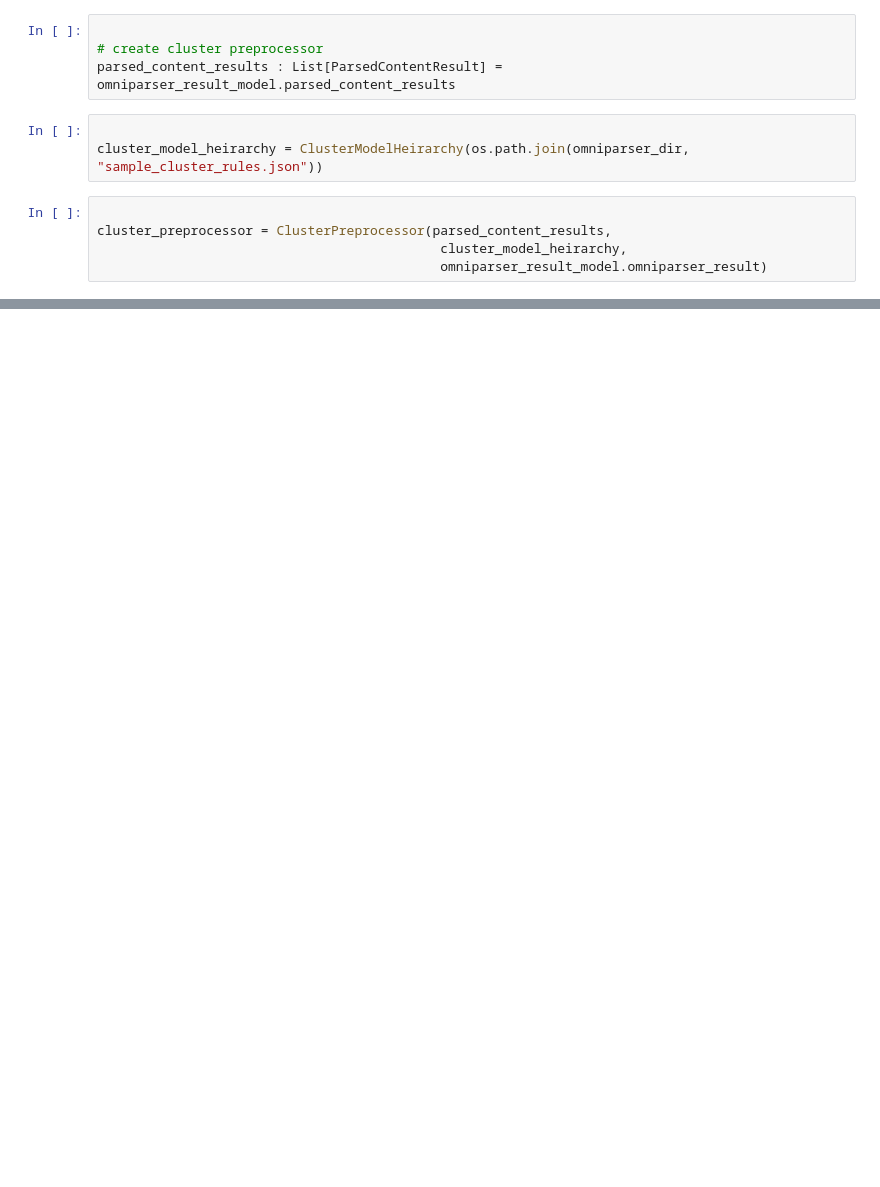
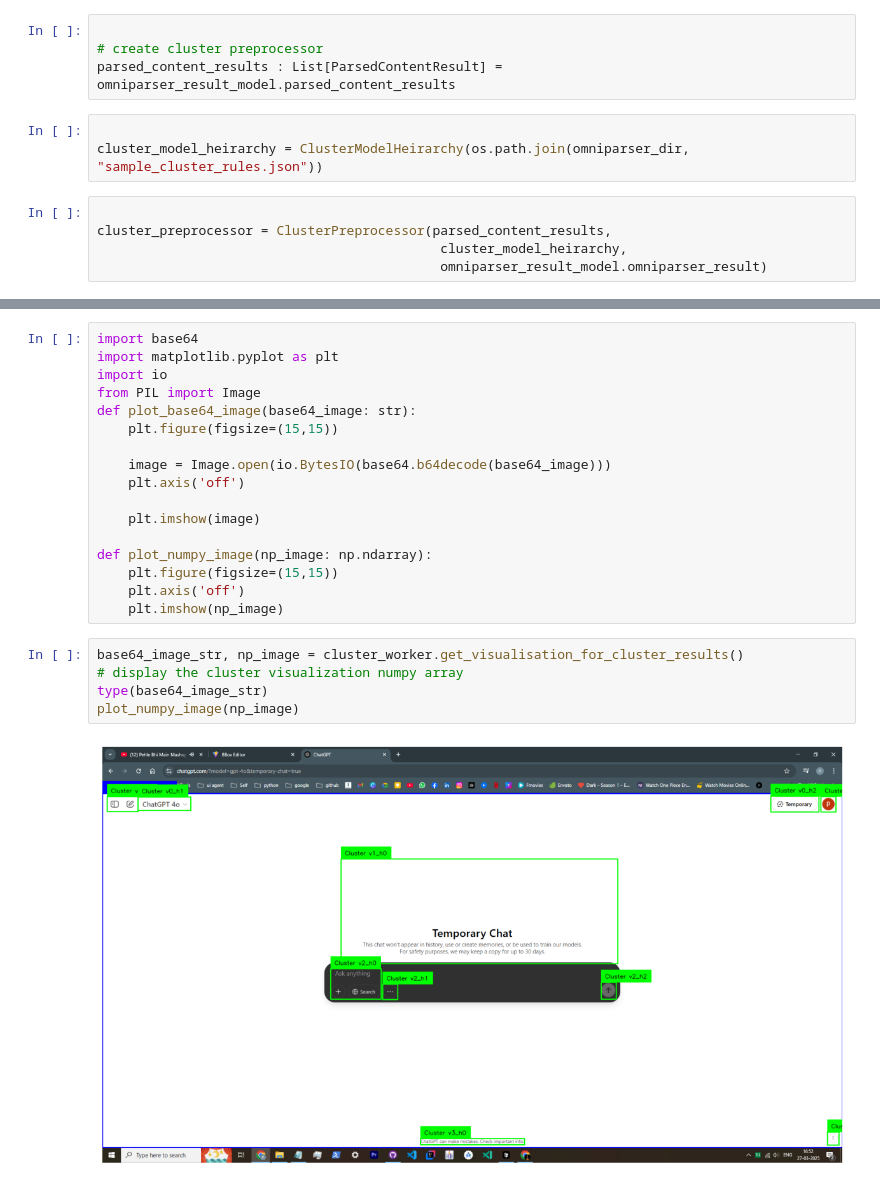
Before and after one commit to maniotrix/offline-ai-assistant, a Jupyter notebook: karna-python-backend/inference/omniparser/omniparser_clustering.ipynb, the cells around one changed output, grey strips where cells are left out. Drawn from its saved outputs; the diff is of its cells as text; blank space fills up the shorter version.

Commit message:
visualise base clusters

```diff
--- a/karna-python-backend/inference/omniparser/omniparser_clustering.ipynb
+++ b/karna-python-backend/inference/omniparser/omniparser_clustering.ipynb
@@ -73,3 +73,27 @@ ClusterResult(cluster_result_id='v2_h1', parsed_content_results=[ParsedContentRe
 ClusterResult(cluster_result_id='v2_h2', parsed_content_results=[ParsedContentResult(type='icon', bbox=[1294.0, 611.0, 1333.0, 655.0], interactivity=True, content='Up arrow', source='box_yolo_content_ ...
 ClusterResult(cluster_result_id='v3_h0', parsed_content_results=[ParsedContentResult(type='text', bbox=[825.0, 1017.0, 1095.0, 1033.0], interactivity=False, content='ChatGPT can make mistakes Check im ...
 ClusterResult(cluster_result_id='v3_h1', parsed_content_results=[ParsedContentResult(type='icon', bbox=[1881.0, 1000.0, 1911.0, 1034.0], interactivity=True, content='Help', source='box_yolo_content_yo ...
+# %%
+import base64
+import matplotlib.pyplot as plt
+import io
+from PIL import Image
+def plot_base64_image(base64_image: str):
+    plt.figure(figsize=(15,15))
+
+    image = Image.open(io.BytesIO(base64.b64decode(base64_image)))
+    plt.axis('off')
+
+    plt.imshow(image)
+
+def plot_numpy_image(np_image: np.ndarray):
+    plt.figure(figsize=(15,15))
+    plt.axis('off')
+    plt.imshow(np_image)
+# %%
+base64_image_str, np_image = cluster_worker.get_visualisation_for_cluster_results()
+# display the cluster visualization numpy array
+type(base64_image_str)
+plot_numpy_image(np_image)
+# %% [output]
+[figure, added]
```
Also changed, not shown: parts of 2 cells of this notebook, 1 other file.
